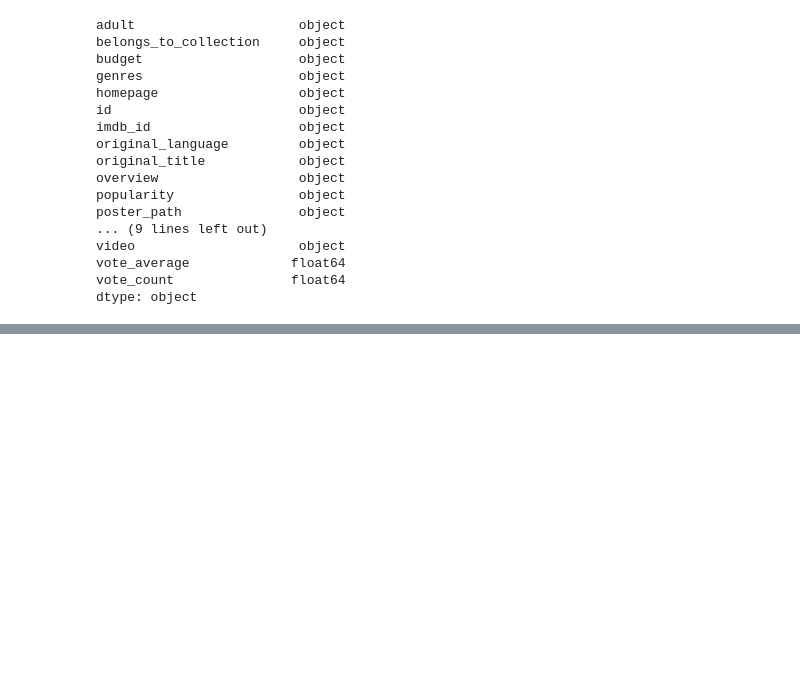
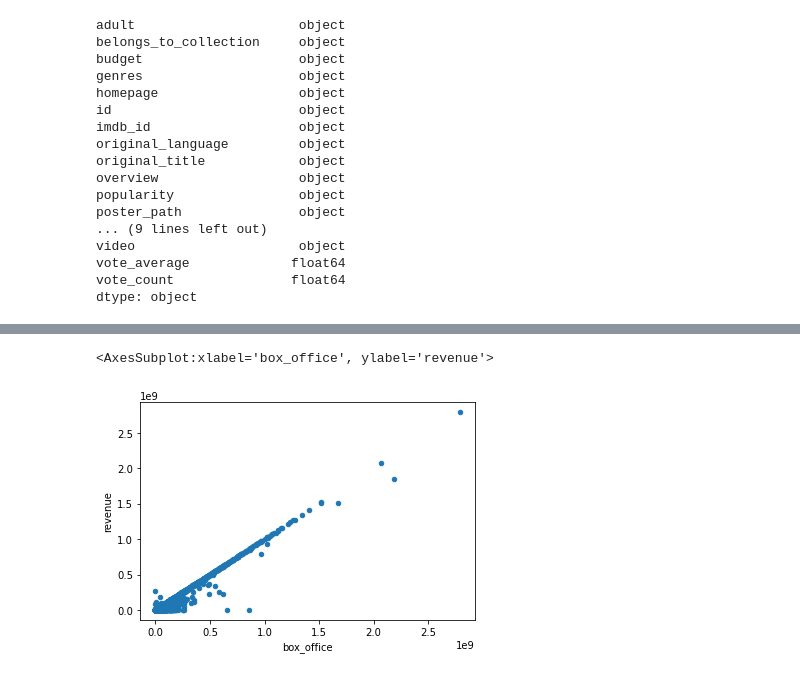
Before and after one commit to mcdoralds/databootcamp-movies-etl, a Jupyter notebook: Movies-ETL.ipynb, the cells around one changed output, grey strips where cells are left out. Cells and saved outputs as stored; diff of their text form; code cells hidden in the pictures; blank space fills up the shorter version.

```diff
--- a/Movies-ETL.ipynb
+++ b/Movies-ETL.ipynb
@@ -817,0 +885,6 @@ Name: rating, dtype: float64
+# %%
+# revenue - fill in missing values with 0 and plot box_office (Wiki) vs revenue (Kaggle)
+movies_df.fillna(0).plot(x='box_office', y='revenue', kind='scatter')
+# %% [output]
+<AxesSubplot:xlabel='box_office', ylabel='revenue'>
+[figure, added]
```
Also changed, not shown: parts of 55 cells of this notebook.
